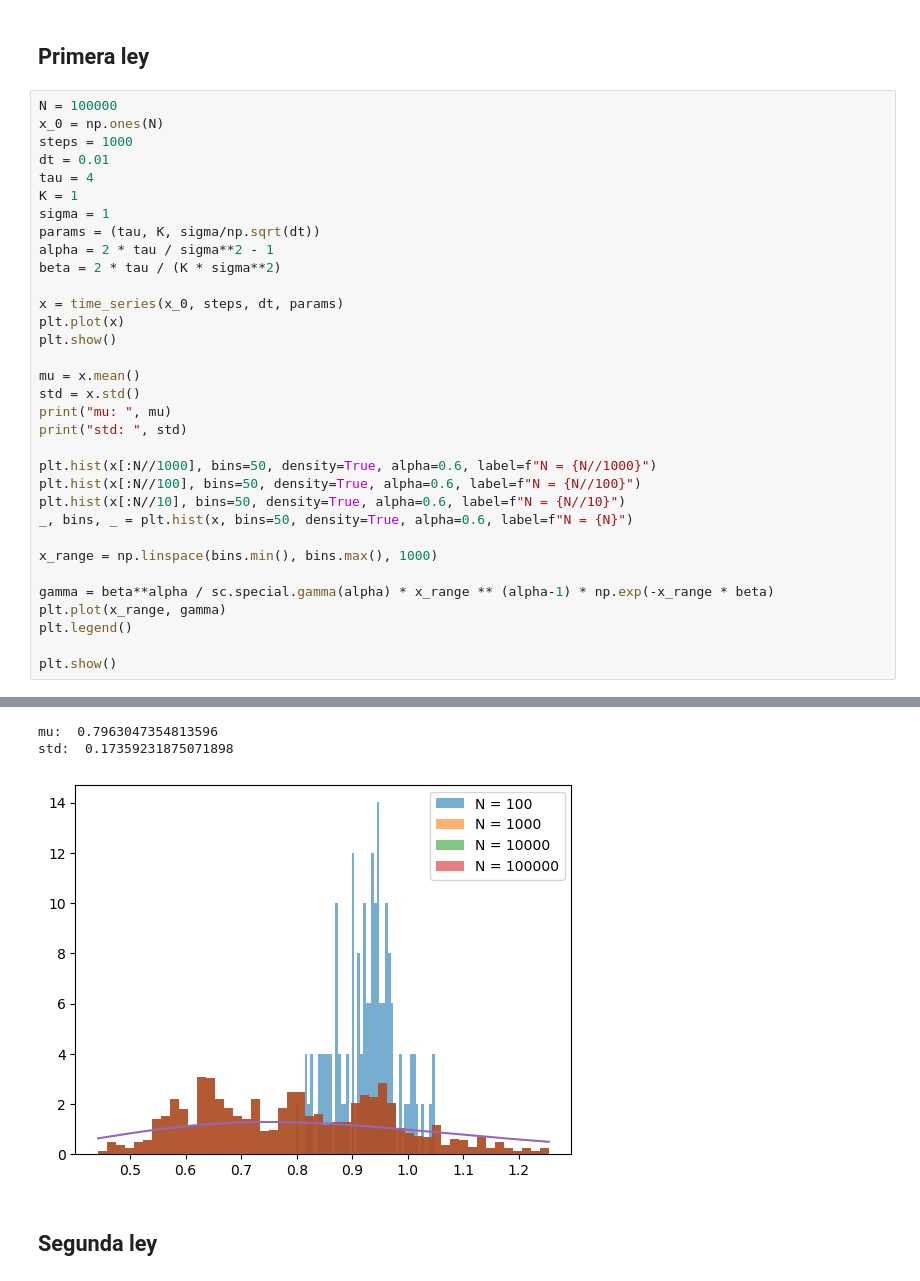
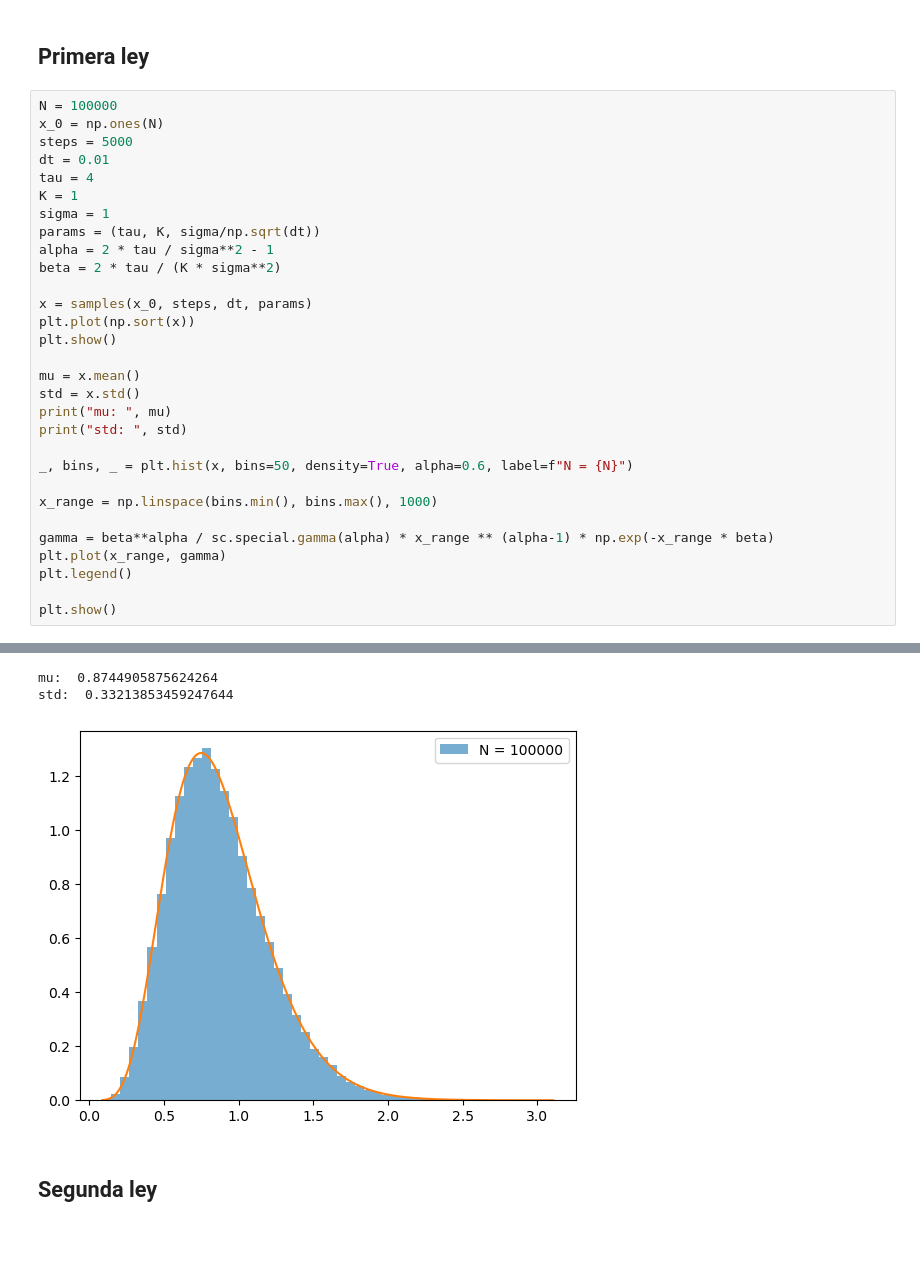
Before and after one commit to OlmoGH/Simulaciones, a Jupyter notebook: Random Walk/macroecological.ipynb, the cells around one changed output, grey strips where cells are left out. Drawn from its saved outputs; the diff is of its cells as text; blank space fills up the shorter version.

```diff
--- a/Random Walk/macroecological.ipynb
+++ b/Random Walk/macroecological.ipynb
@@ -42,7 +42,7 @@ def samples(x_0, steps, dt, params):
 # %%
 N = 100000
 x_0 = np.ones(N)
-steps = 1000
+steps = 5000
 dt = 0.01
 tau = 4
 K = 1
@@ -51,8 +51,8 @@ params = (tau, K, sigma/np.sqrt(dt))
 alpha = 2 * tau / sigma**2 - 1
 beta = 2 * tau / (K * sigma**2)
 
-x = time_series(x_0, steps, dt, params)
-plt.plot(x)
+x = samples(x_0, steps, dt, params)
+plt.plot(np.sort(x))
 plt.show()
 
 mu = x.mean()
@@ -60,9 +60,6 @@ std = x.std()
 print("mu: ", mu)
 print("std: ", std)
 
-plt.hist(x[:N//1000], bins=50, density=True, alpha=0.6, label=f"N = {N//1000}")
-plt.hist(x[:N//100], bins=50, density=True, alpha=0.6, label=f"N = {N//100}")
-plt.hist(x[:N//10], bins=50, density=True, alpha=0.6, label=f"N = {N//10}")
 _, bins, _ = plt.hist(x, bins=50, density=True, alpha=0.6, label=f"N = {N}")
 
 x_range = np.linspace(bins.min(), bins.max(), 1000)
@@ -77,6 +74,6 @@ plt.show()
-mu:  0.7963047354813596
-std:  0.17359231875071898
+mu:  0.8744905875624264
+std:  0.33213853459247644
-[figure, old version]
+[figure, new version]
 # %% [markdown]
 ## Segunda ley
 # %%
```
Also changed, not shown: parts of 3 cells of this notebook.
